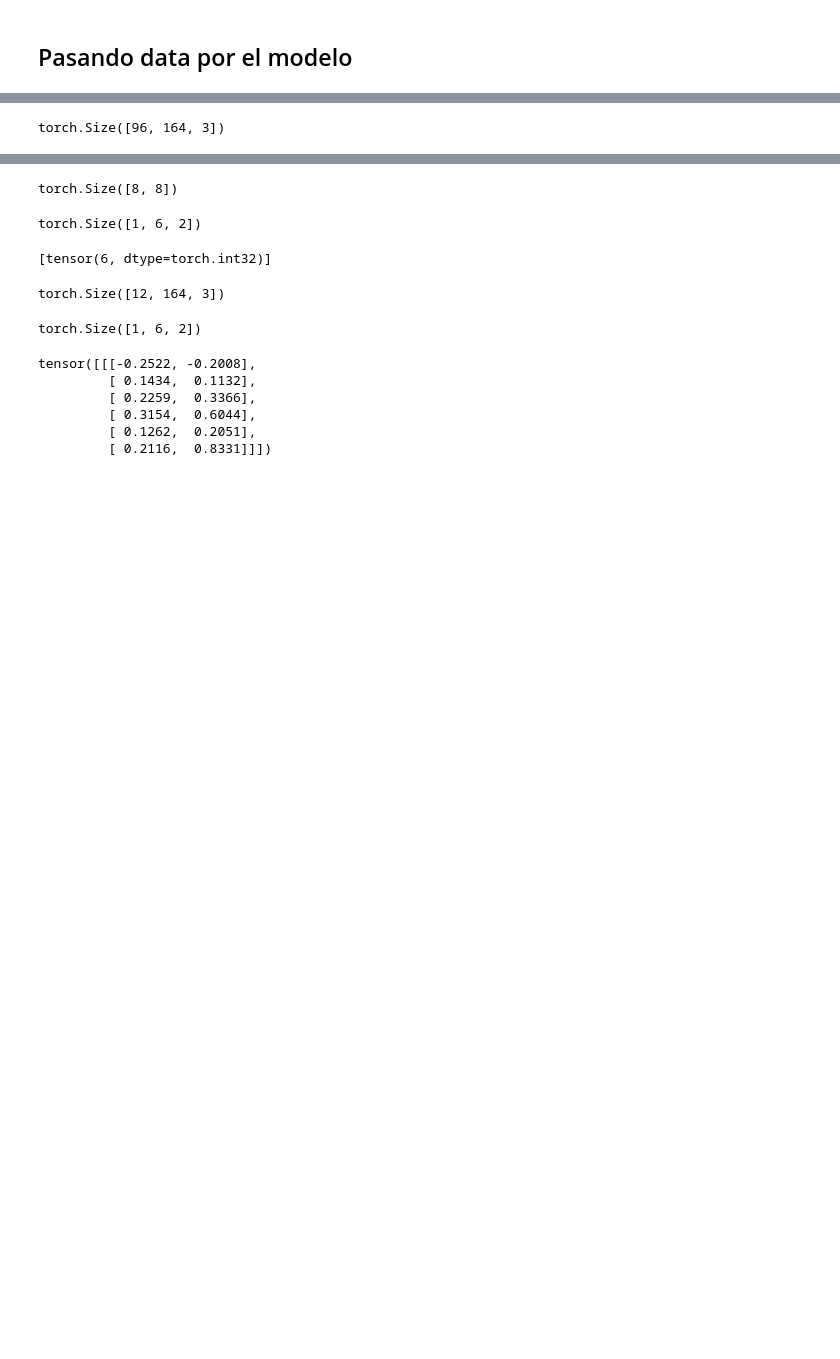
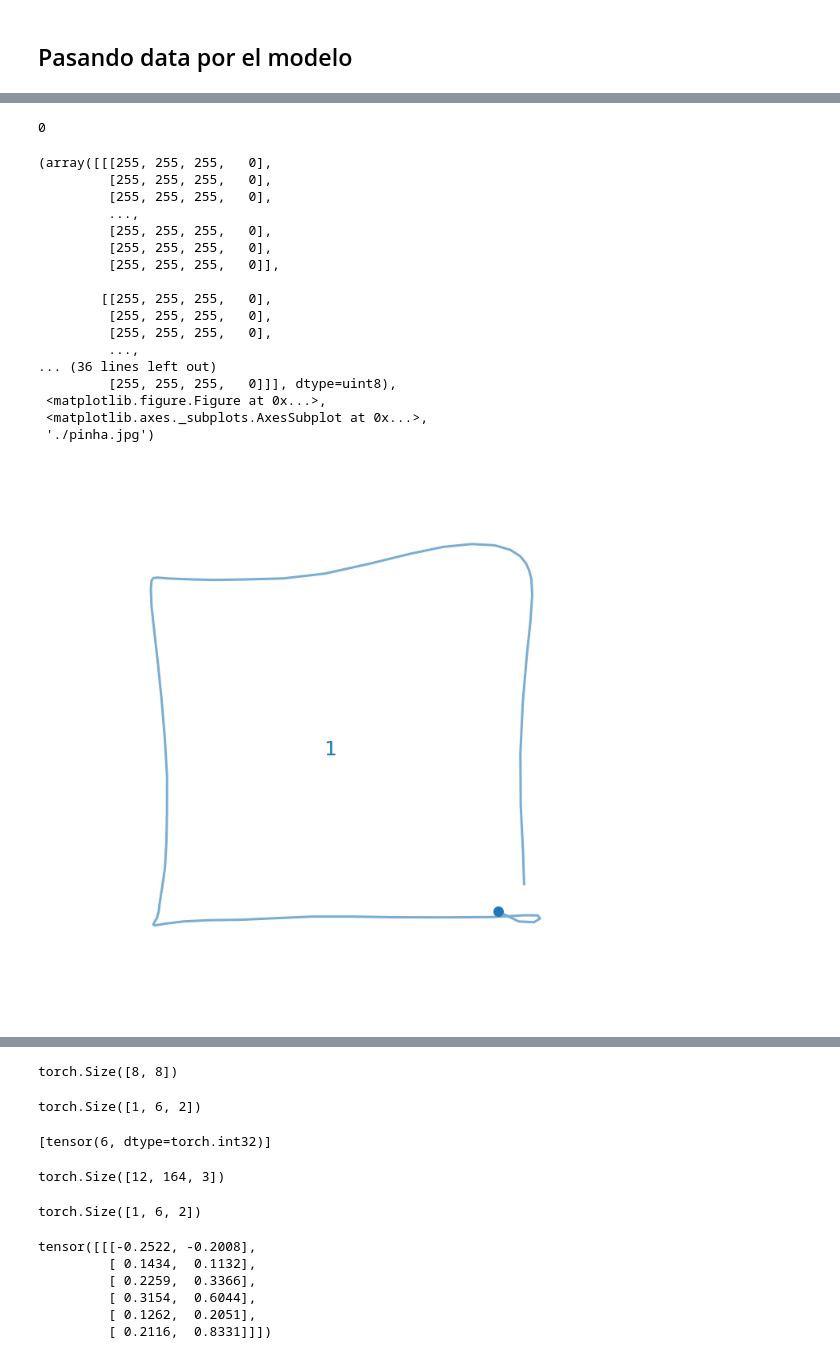
Before and after one commit to IAmigos/CoSE-pytorch, a Jupyter notebook: prueba_eval_and_drawing.ipynb, the cells around one changed output, grey strips where cells are left out. Drawn from its saved outputs; the diff is of its cells as text; code cells hidden in the pictures; blank space fills up the shorter version.

```diff
--- a/prueba_eval_and_drawing.ipynb
+++ b/prueba_eval_and_drawing.ipynb
@@ -7,7 +7,8 @@ from data.loaders import *
 # %%
 user = 'ajimenez'
 # %%
-path_to_model = f"/home/{user}/CoSE-pytorch/wandb/run-20210128_122647-3iw8z8ml/files/weights_trained"
+path_to_model = f"/home/{user}/CoSE-pytorch/wandb/run-20210128_122647-3iw8z8ml/files/weights_trained/epoch_2"
+path_to_model = f"/home/{user}/CoSE-pytorch/pesos_descargados"
 # %%
 set_seed(0)
 device = torch.device('cuda:2')
@@ -86,8 +76,69 @@ tensor([ 60,  12,  75,  13,  79,  12,  20,  99,   0,   0,   0,   0, 131,  24,
-# %%
-encoder_inputs.shape
-# %% [output]
-torch.Size([96, 164, 3])
 # %%
 _, look_ahead_mask, _ = generate_3d_mask(encoder_inputs, strok_len_inputs,'cuda:2')
 # %%
 encoder_out = cose.encoder(encoder_inputs.permute(1,0,2), strok_len_inputs, look_ahead_mask)
+# %%
+expected_strokes = encoder_inputs
+expected_start_coord = start_coord
+pred_embedding = encoder_out
+recon_start_coord = start_coord
+strok_len_inputs = strok_len_inputs
+#decoder= cose.decoder
+skip_rows = 0
+# %%
+loss_ae = 0
+mean_chamfer_dist = 0
+q = 0
+chamferDist = ChamferDistance()
+total_chamfer_dist = 0
+recons_strokes = []
+for i, stroke_embedding in enumerate(pred_embedding):
+    if strok_len_inputs[i] > 0:
+        t_inputs = torch.linspace(0, 1, steps=strok_len_inputs[i]).to(device)
+        t_inp = t_inputs.reshape(1,-1)
+        stroke_emb = stroke_embedding.reshape(1,-1).repeat(t_inp.size(-1), 1)
+        t_inp = t_inp.reshape(-1,1)
+        recons_input = torch.cat([stroke_emb, t_inp], dim = 1)
+        recons_stroke, ae_mu, ae_sigma, ae_pi= cose.decoder(recons_input)
+        orig_stroke_ = expected_strokes[i:i+1,:strok_len_inputs[i],:2]
+        orig_pos = expected_start_coord[i:i+1,:]
+        recon_stroke_ = recons_stroke.reshape(-1, strok_len_inputs[i],2)
+        recon_pos = recon_start_coord[i:i+1,:]
+        break
+        #orig_stroke_ = torch.from_numpy(orig_stroke_.cpu().detach().numpy()*std_channel + mean_channel).to(device) + orig_pos
+        #recon_stroke_ = torch.from_numpy(recon_stroke_.cpu().detach().numpy()*std_channel + mean_channel).to(device) + recon_pos
+        recons_strokes.append(recon_stroke_.squeeze(dim = 0))
+        if i >= skip_rows:
+            loss_ae += -1*(logli_gmm_logsumexp(expected_strokes[i:i+1,:strok_len_inputs[i],:2], ae_mu, ae_sigma, ae_pi).mean())
+            #orig_stroke_ = torch.from_numpy(orig_stroke_.cpu().detach().numpy()*std_channel + mean_channel).to(device) + orig_pos
+            #recon_stroke_ = torch.from_numpy(recon_stroke_.cpu().detach().numpy()*std_channel + mean_channel).to(device) + recon_pos
+            total_chamfer_dist += chamferDist(orig_stroke_, recon_stroke_)
+            q+=1
+#loss_ae = loss_ae/q
+#mean_chamfer_dist = total_chamfer_dist/q
+# %%
+i
+# %% [output]
+0
+# %%
+transform_strokes_to_image(drawing=orig_stroke_.cpu().detach(), seq_len_drawing=[strok_len_inputs[i].cpu().detach()], start_coord_drawing=orig_pos.cpu().detach(), mean_channel=mean_channel,
+                                                     std_channel=std_channel, num_strokes=None, output_path="./", output_file="pinha", square_figure=True, save=True, alpha=0.6, highlight_start=True)
+# %% [output]
+(array([[[255, 255, 255,   0],
+         [255, 255, 255,   0],
+         [255, 255, 255,   0],
+         ...,
+         [255, 255, 255,   0],
+         [255, 255, 255,   0],
+         [255, 255, 255,   0]],
+
+        [[255, 255, 255,   0],
+         [255, 255, 255,   0],
+         [255, 255, 255,   0],
+         ...,
+... (36 lines left out)
+         [255, 255, 255,   0]]], dtype=uint8),
+ <matplotlib.figure.Figure at 0x...>,
+ <matplotlib.axes._subplots.AxesSubplot at 0x...>,
+ './pinha.jpg')
+[figure, added]
```
Also changed, not shown: parts of 34 cells of this notebook, 8 other files.
